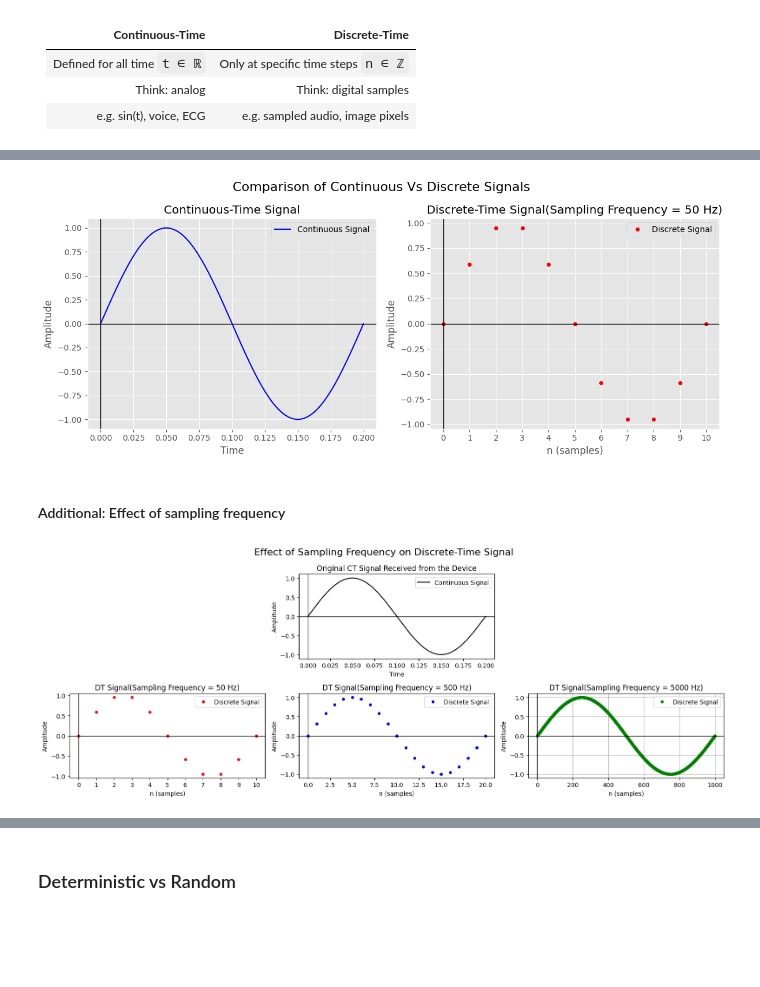
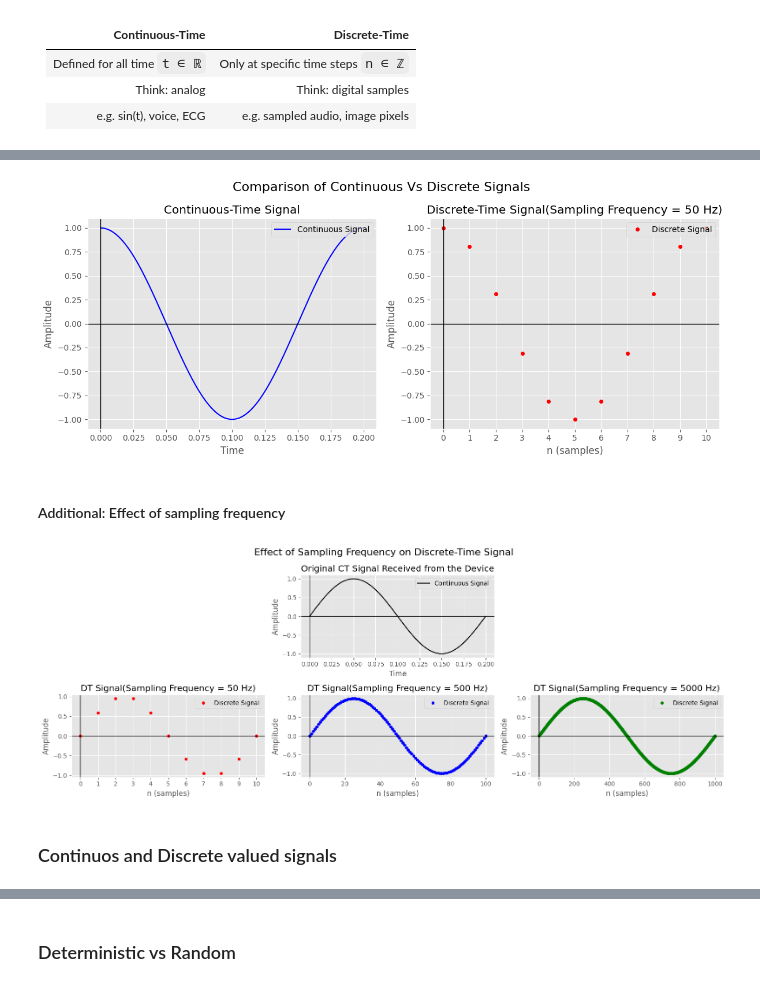
Before and after one commit to Oshadha345/Signals_and_Systems, a Jupyter notebook: Notebook/Signals.ipynb, the cells around one changed output, grey strips where cells are left out. Saved outputs shown, nothing was run; the diff lists cells and outputs as text; code cells hidden in the pictures; blank space fills up the shorter version.

```diff
--- a/Notebook/Signals.ipynb
+++ b/Notebook/Signals.ipynb
@@ -204,13 +235,13 @@ T = 1 / 5  # 5 Hz frequency <-------------------|
                                                #|
 #continuous function definition                 |
 t = np.linspace(0,0.2, 1000)                   #|
-x_ct = np.sin(2 * np.pi * t / T)               #|
+x_ct = np.cos(2 * np.pi * t / T)               #|
                                                #|
 #discrete function definition                  #|
                                                #|
 # if the sampling frequency is 50 Hz ; T/10 = (1/5) / 10 = 0.02 seconds
 n_50 = np.arange(0,11)  # 10 samples
-x_dt_50 = np.sin(2 * np.pi * 0.1 * n_50)
+x_dt_50 = np.cos(2 * np.pi * 0.1 * n_50)
 
 
 #plot both signals
@@ -218,34 +249,34 @@ x_dt_50 = np.sin(2 * np.pi * 0.1 * n_50)
 plt.figure(figsize=(12,5))
 
 
 plt.subplot(1, 2, 1)
 plt.plot(t, x_ct, label='Continuous Signal', color='blue')
 plt.title('Continuous-Time Signal')
 plt.xlabel('Time')
 plt.ylabel('Amplitude')
 plt.axhline(y=0, color='black', linestyle='-', linewidth=1)
 plt.axvline(x=0, color='black', linestyle='-', linewidth=1)
 plt.legend(loc='upper right')
 
 plt.subplot(1, 2, 2)
 plt.plot(n_50, x_dt_50, 'ro', label='Discrete Signal', markersize=4)
 plt.title('Discrete-Time Signal(Sampling Frequency = 50 Hz)')
 plt.xticks(n_50)  # Set x-ticks to match discrete samples
 plt.xlabel('n (samples)')
 plt.ylabel('Amplitude')
 plt.axhline(y=0, color='black', linestyle='-', linewidth=1)
 plt.axvline(x=0, color='black', linestyle='-', linewidth=1)
 plt.legend(loc='upper right')
 
 
 plt.suptitle('Comparison of Continuous Vs Discrete Signals', fontsize=16)
 plt.subplots_adjust(hspace=0.4, wspace=0.4)
 style.use('ggplot')
 plt.grid(True)
 plt.tight_layout()
 plt.show()
 # %% [output]
-[figure, old version]
+[figure, new version]
 # %% [markdown]
 #### Additional: Effect of sampling frequency
 # %%
@@ -262,11 +293,11 @@ x_ct = np.sin(2 * np.pi * t / T)
 n_50 = np.arange(0,11)  # 10 samples
 x_dt_50 = np.sin(2 * np.pi * 0.1 * n_50)
 
-# if the sampling frequency is 100 Hz ; T/40 = 0.005 seconds
-n_500 = np.arange(0, 21)  # 20 samples
-x_dt_500 = np.sin(2 * np.pi * 0.05 * n_500)
+# if the sampling frequency is 500 Hz ; T/100 = 0.005 seconds
+n_500 = np.arange(0, 101)  # 100 samples
+x_dt_500 = np.sin(2 * np.pi * 0.01 * n_500)
 
-# if the sampling frequency is 5000 Hz ; T/1000 = 0.0002 seconds
+# if the sampling frequency is 5000 Hz ; T/1000 = 0.0005 seconds
 n_5000 = np.arange(0, 1001)  # 1000 samples
 x_dt_5000 = np.sin(2 * np.pi * 0.001 * n_5000)
 
@@ -318,4 +349,6 @@ plt.grid(True)
 plt.tight_layout()
 plt.show()
 # %% [output]
-[figure, old version]
+[figure, new version]
+# %% [markdown]
+### Continuos and Discrete valued signals
```
Also changed, not shown: parts of 45 cells of this notebook, 1 other file.
